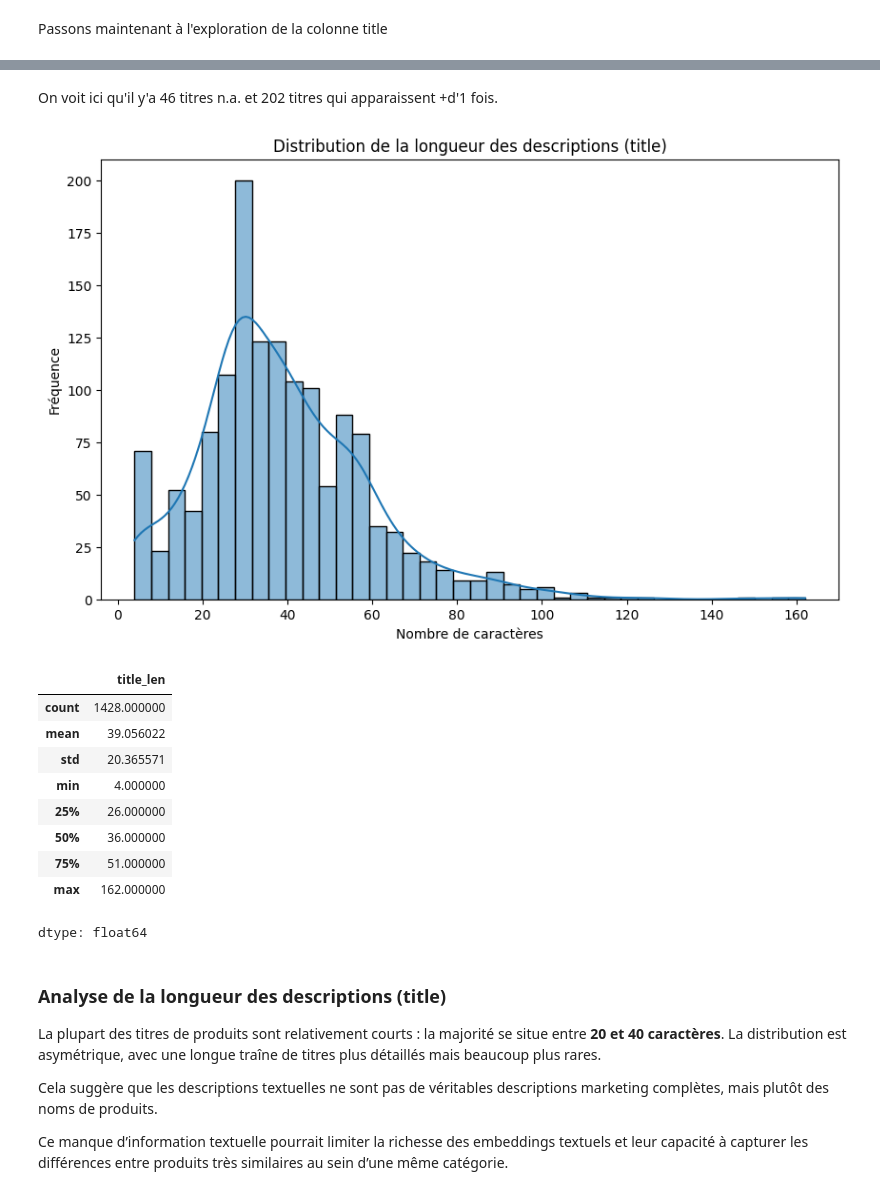
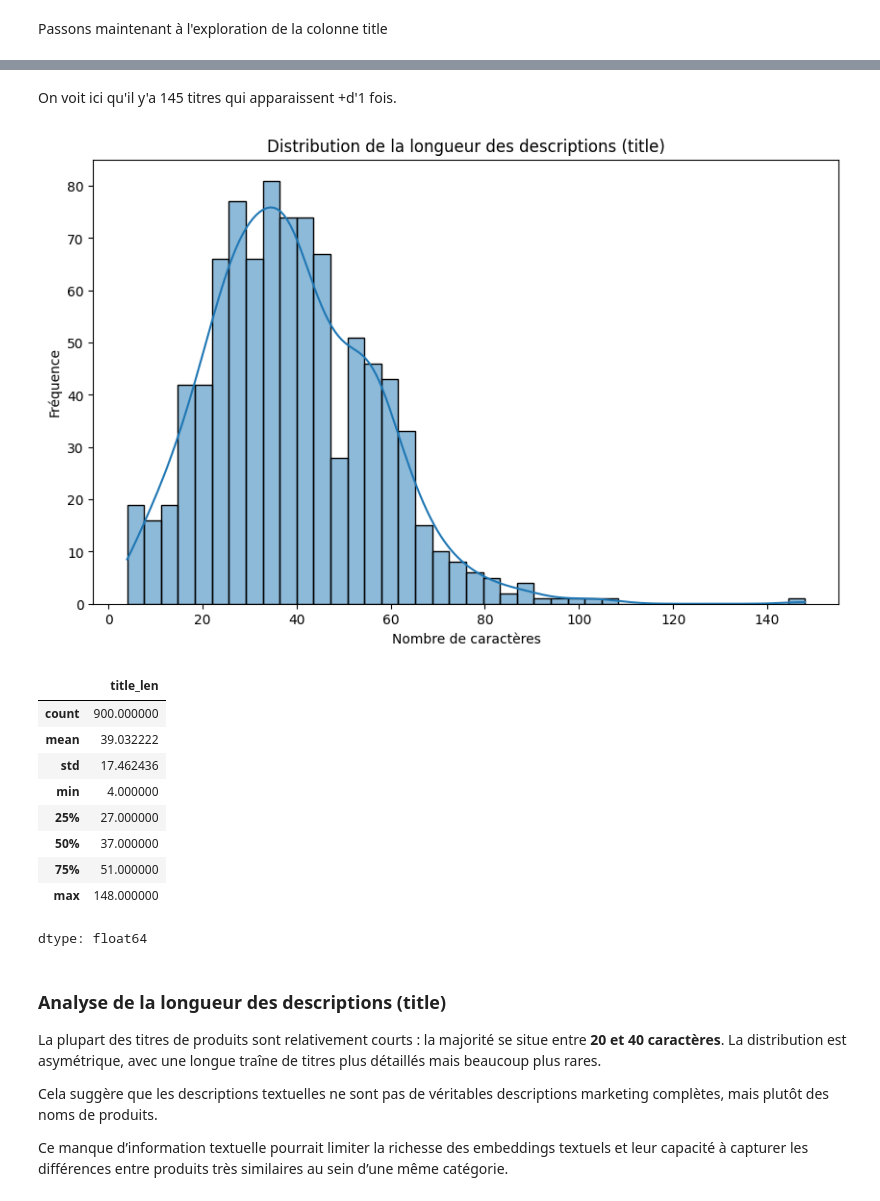
Before and after one commit to Styleflo/CocoBot, a Jupyter notebook: ProjetFinal.ipynb, the cells around one changed output, grey strips where cells are left out. Saved outputs shown, nothing was run; the diff lists cells and outputs as text; code cells hidden in the pictures.

```diff
--- a/ProjetFinal.ipynb
+++ b/ProjetFinal.ipynb
@@ -561,27 +554,27 @@ Table: title duplicated (count > 1)
 # %% [markdown]
-On voit ici qu'il y'a 46 titres n.a. et 202 titres qui apparaissent +d'1 fois.
+On voit ici qu'il y'a 145 titres qui apparaissent +d'1 fois.
 # %%
-df['title_len'] = df['title'].astype(str).str.len()
+df_images['title_len'] = df_images['title'].astype(str).str.len()
 
 plt.figure(figsize=(10,6))
-sns.histplot(df['title_len'], bins=40, kde=True)
+sns.histplot(df_images['title_len'], bins=40, kde=True)
 plt.title("Distribution de la longueur des descriptions (title)")
 plt.xlabel("Nombre de caractères")
 plt.ylabel("Fréquence")
 plt.show()
 
-df['title_len'].describe()
+df_images['title_len'].describe()
 # %% [output]
-[figure, old version]
+[figure, new version]
 |  | title_len |
-| count | 1428.000000 |
-| mean | 39.056022 |
-| std | 20.365571 |
+| count | 900.000000 |
+| mean | 39.032222 |
+| std | 17.462436 |
 | min | 4.000000 |
-| 25% | 26.000000 |
-| 50% | 36.000000 |
+| 25% | 27.000000 |
+| 50% | 37.000000 |
 | 75% | 51.000000 |
-| max | 162.000000 |
+| max | 148.000000 |
 dtype: float64
 # %% [markdown]
 ### Analyse de la longueur des descriptions (title)
```
Also changed, not shown: parts of 31 cells of this notebook.
